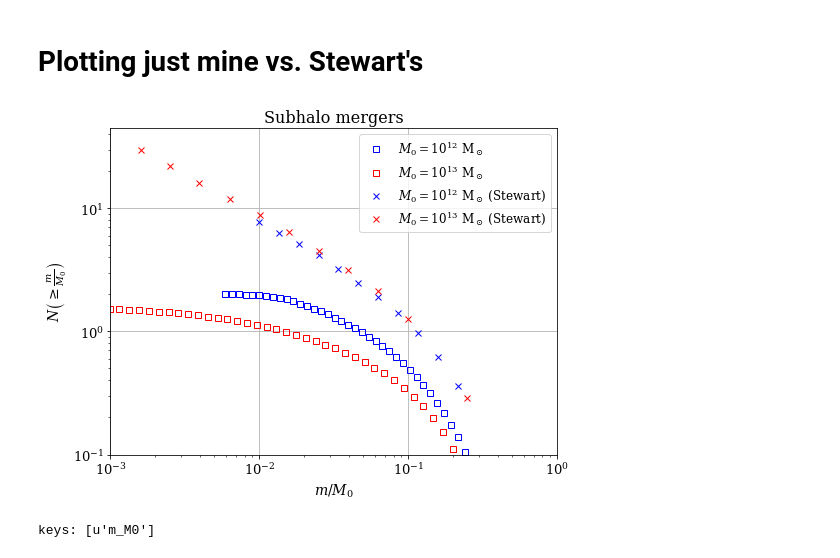
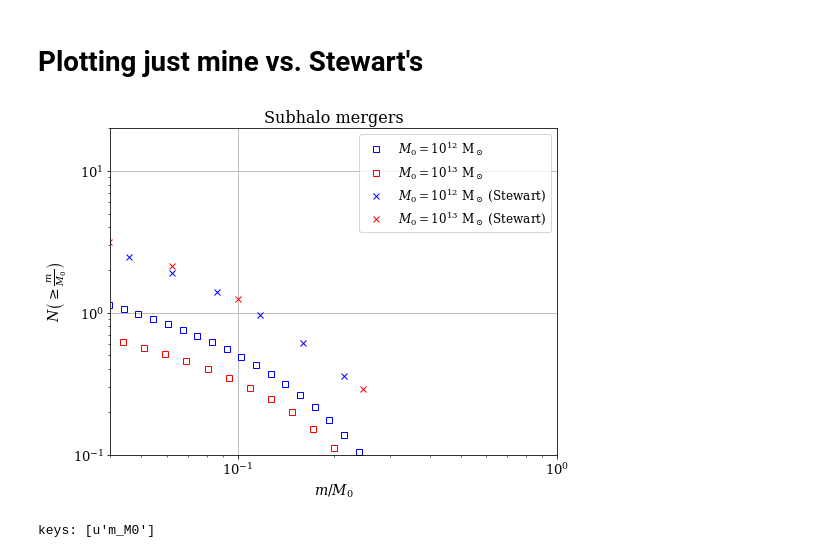
Before and after one commit to patricks1/mergers, a Jupyter notebook: gendistribution_tester.ipynb, the cells around one changed output. Cells and saved outputs as stored; diff of their text form; code cells hidden in the pictures.

```diff
--- a/gendistribution_tester.ipynb
+++ b/gendistribution_tester.ipynb
@@ -311,32 +311,34 @@ plt.show()
 # %%
 fig=plt.figure(figsize=(8,6))
 ax=fig.add_subplot(1,1,1)
 
 ax.loglog(midbins12,N_gmratio12,'s',mec='b',mfc='None',
           label='$M_0=10^{12}$ M$_\odot$')
 ax.loglog(midbins13,N_gmratio13,'s',mec='r',mfc='None',
           label='$M_0=10^{13}$ M$_\odot$')
 
 ax.loglog(midbins_s_12,N_gmratio_s_12,'x',mec='b',mfc='None',
           label='$M_0=10^{12}$ M$_\odot$ (Stewart)')
 ax.loglog(midbins_s_13,N_gmratio_s_13,'x',mec='r',mfc='None',
           label='$M_0=10^{13}$ M$_\odot$ (Stewart)')
 
 
 #ax.set_title('$M_0=10^{{{0:0.0f}}}$ halo mergers'.
 #             format(mainbranches.mhal0),fontsize=16)
 ax.set_title('Subhalo mergers',fontsize=16)
 ax.set_xlabel('$m/M_0$',fontsize=14)
 ax.set_ylabel('$N\left(\geq\\frac{m}{M_0}\\right)$',fontsize=14)
 ax.set_xlim(10.**-3.,10.**0.)
+ax.set_xlim(4e-2,10.**0.)
 ax.set_ylim(10.**-1.,10**1.65)
+ax.set_ylim(10.**-1.,2e1)
 ax.tick_params(axis='both',labelsize=13)
 ax.legend(fontsize=12)
 ax.grid()
 
 plt.show()
 # %% [output]
-[figure, old version]
+[figure, new version]
 # %%
 f= h5py.File('dat/m_M0_13_20181015_through.h5','r')
 
```
Also changed, not shown: parts of 7 cells of this notebook, 2 other files.
